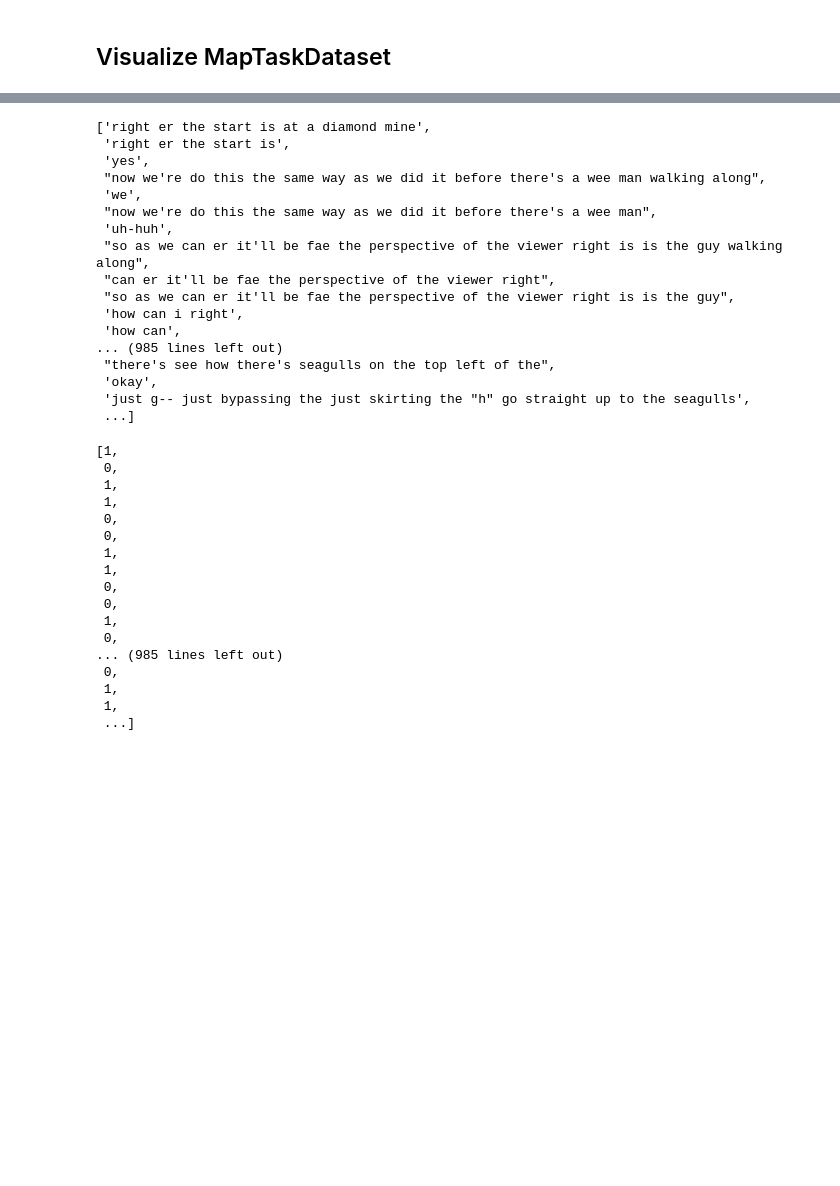
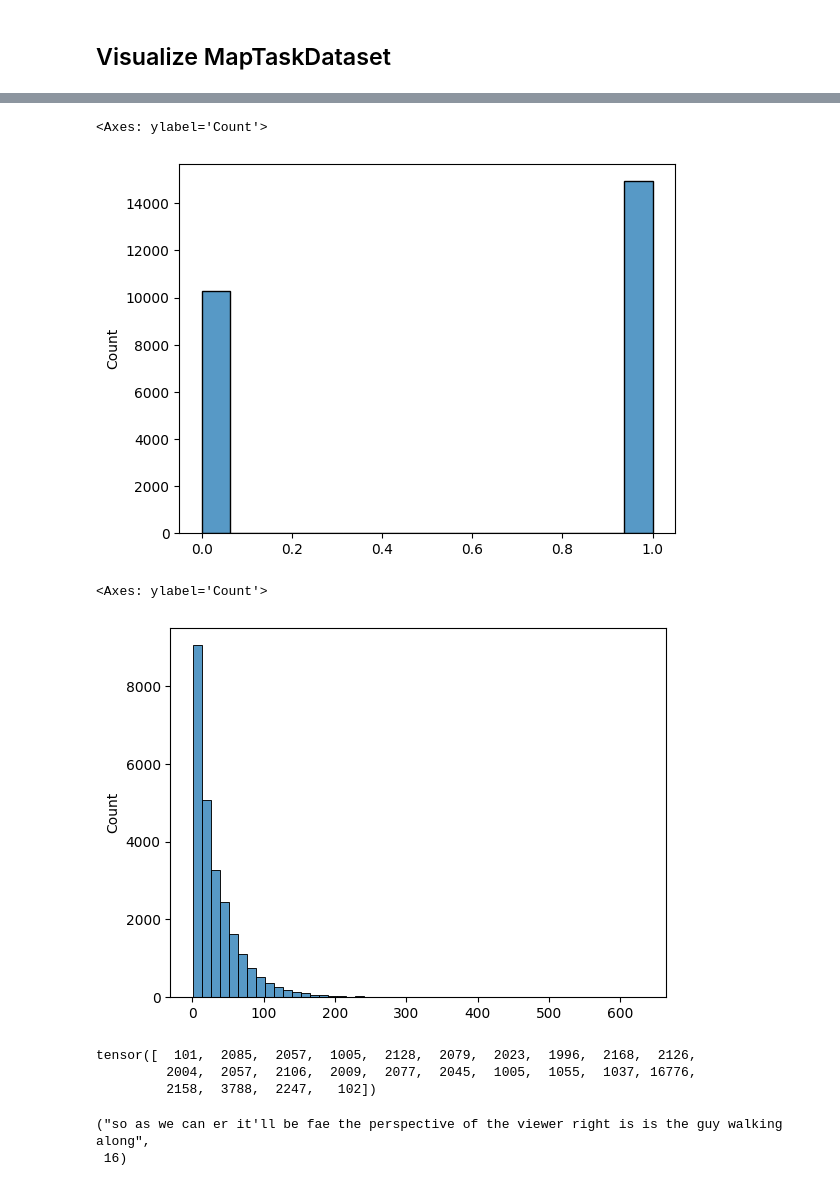
Before and after one commit to Sean-Leishman/Bespoke-Tart, a Jupyter notebook: nb_experiments/Dataset.ipynb, the cells around one changed output, grey strips where cells are left out. Saved outputs shown, nothing was run; the diff lists cells and outputs as text; code cells hidden in the pictures; blank space fills up the shorter version.

```diff
--- a/nb_experiments/Dataset.ipynb
+++ b/nb_experiments/Dataset.ipynb
@@ -138,40 +139,21 @@ ds = data.maptask.MapTaskDataset()
-# %%
-ds.dialogs
-# %% [output]
-['right er the start is at a diamond mine',
- 'right er the start is',
- 'yes',
- "now we're do this the same way as we did it before there's a wee man walking along",
- 'we',
- "now we're do this the same way as we did it before there's a wee man",
- 'uh-huh',
- "so as we can er it'll be fae the perspective of the viewer right is is the guy walking along",
- "can er it'll be fae the perspective of the viewer right",
- "so as we can er it'll be fae the perspective of the viewer right is is the guy",
- 'how can i right',
- 'how can',
-... (985 lines left out)
- "there's see how there's seagulls on the top left of the",
- 'okay',
- 'just g-- just bypassing the just skirting the "h" go straight up to the seagulls',
- ...]
-# %%
-ds.labels
-# %% [output]
-[1,
- 0,
- 1,
- 1,
- 0,
- 0,
- 1,
- 1,
- 0,
- 0,
- 1,
- 0,
-... (985 lines left out)
- 0,
- 1,
- 1,
- ...]
+# %%
+sns.histplot(ds.labels)
+# %% [output]
+<Axes: ylabel='Count'>
+[figure, added]
+# %%
+sns.histplot([len(x) for x in ds.dialogs], bins=50)
+# %% [output]
+<Axes: ylabel='Count'>
+[figure, added]
+# %%
+ds.tokens['input_ids'][3][:24]
+# %% [output]
+tensor([  101,  2085,  2057,  1005,  2128,  2079,  2023,  1996,  2168,  2126,
+         2004,  2057,  2106,  2009,  2077,  2045,  1005,  1055,  1037, 16776,
+         2158,  3788,  2247,   102])
+# %%
+ds.dialogs[6], len(ds.dialogs[4].split(" "))
+# %% [output]
+("so as we can er it'll be fae the perspective of the viewer right is is the guy walking along",
+ 16)
```
Also changed, not shown: parts of 8 cells of this notebook.
